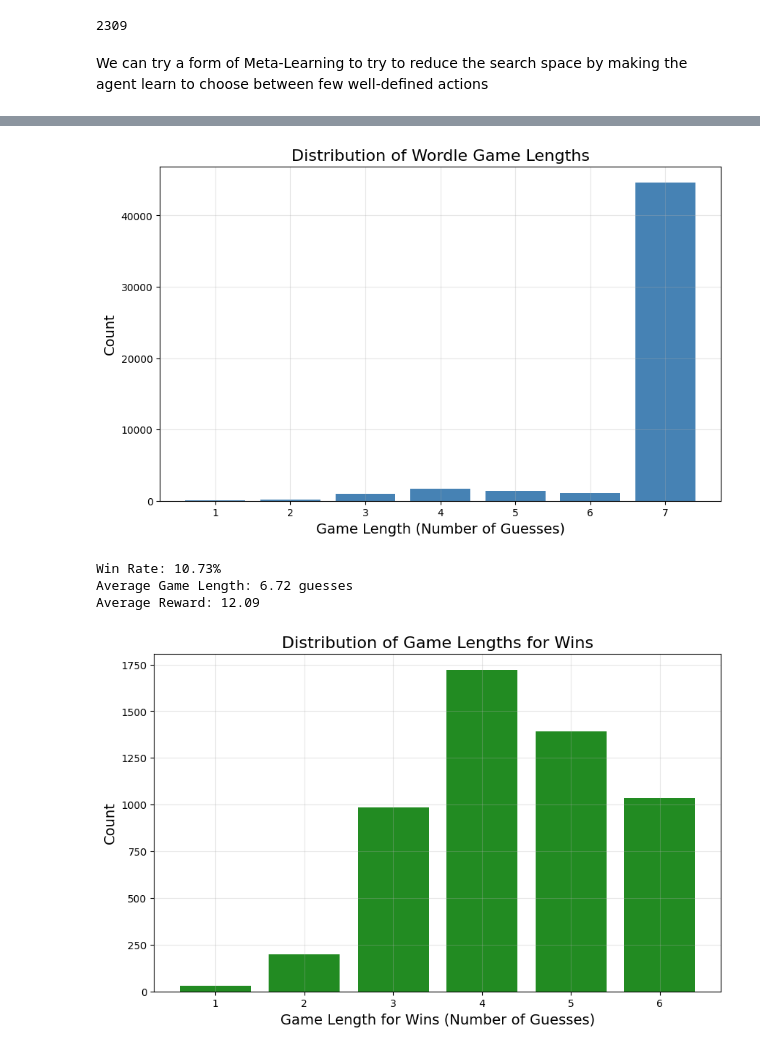
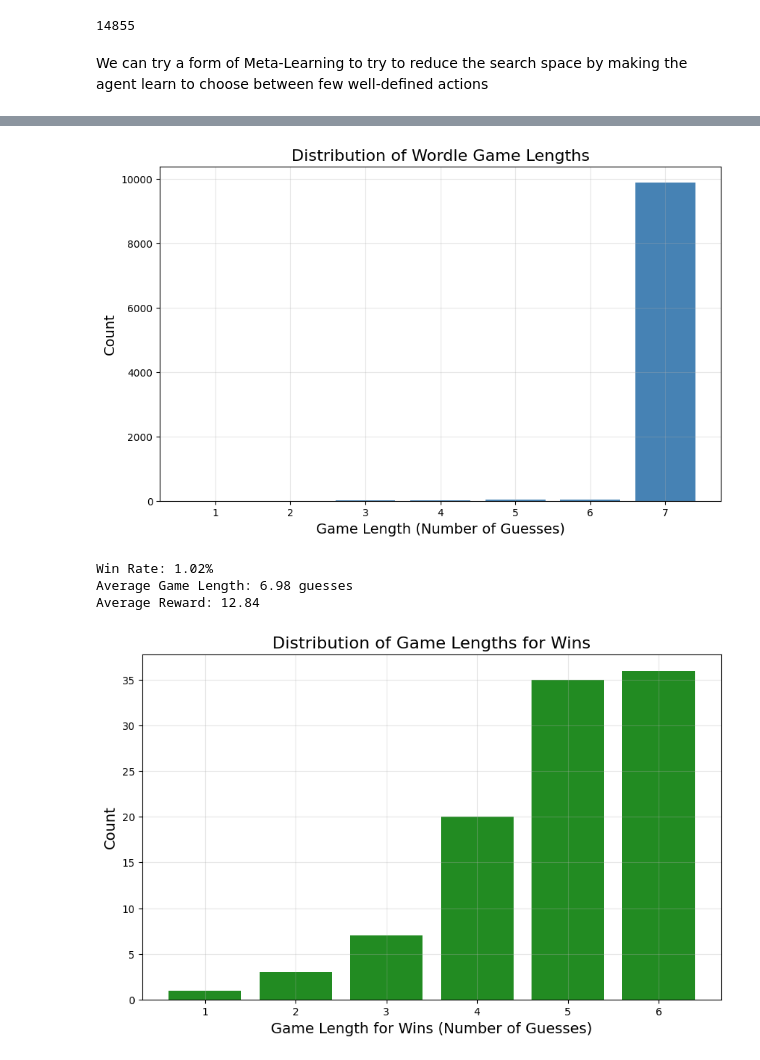
Before and after one commit to SaptarishiD/Rl4Wordle, a Jupyter notebook: myQwordle.ipynb, the cells around one changed output, grey strips where cells are left out. Saved outputs shown, nothing was run; the diff lists cells and outputs as text; code cells hidden in the pictures.

```diff
--- a/myQwordle.ipynb
+++ b/myQwordle.ipynb
@@ -14,12 +14,12 @@ from myQwordleEnv import WordleMetaEnv, WordleQEnv, MyAgent
 from tqdm import tqdm
 import time
 # %%
-f = open('target_words.txt', 'r')
+f = open('words.txt', 'r')
 target_words = f.read().splitlines()
 f.close()
 # %%
 len(target_words)
 # %% [output]
-2309
+14855
 # %% [markdown]
 We can try a form of Meta-Learning to try to reduce the search space by making the agent learn to choose between few well-defined actions
@@ -28,6 +26,6 @@ e = WordleMetaEnv()
 # %%
 def Q_Learning(num_episodes, gamma=1.0, alpha=0.5, epsilon=0.1):
-    env = WordleMetaEnv()
+    env = WordleMetaEnv(word_list_path='words.txt')
     actions_len = len(env.action_space)
     Q = defaultdict(lambda: np.zeros(actions_len))
 
@@ -153,6 +151,6 @@ def plot_game_statistics(stats, window_size=500):
 def train_and_evaluate(num_episodes=50000, epsilon=0.1, alpha=0.05, gamma=0.5):
     return Q_Learning(num_episodes=num_episodes, epsilon=epsilon, alpha=alpha, gamma=gamma)
 
-Q, training_details = train_and_evaluate(num_episodes=50000)
+Q, training_details = train_and_evaluate(num_episodes=10000)
 plot_game_statistics(training_details)
 # %% [output]
@@ -160,7 +158,7 @@ plot_game_statistics(training_details)
-[figure, old version]
+[figure, new version]
-Win Rate: 10.73%
-Average Game Length: 6.72 guesses
-Average Reward: 12.09
+Win Rate: 1.02%
+Average Game Length: 6.98 guesses
+Average Reward: 12.84
-[figure, old version]
+[figure, new version]
 # %%
 import pickle
```
Also changed, not shown: parts of 7 cells of this notebook, 3 other files.
